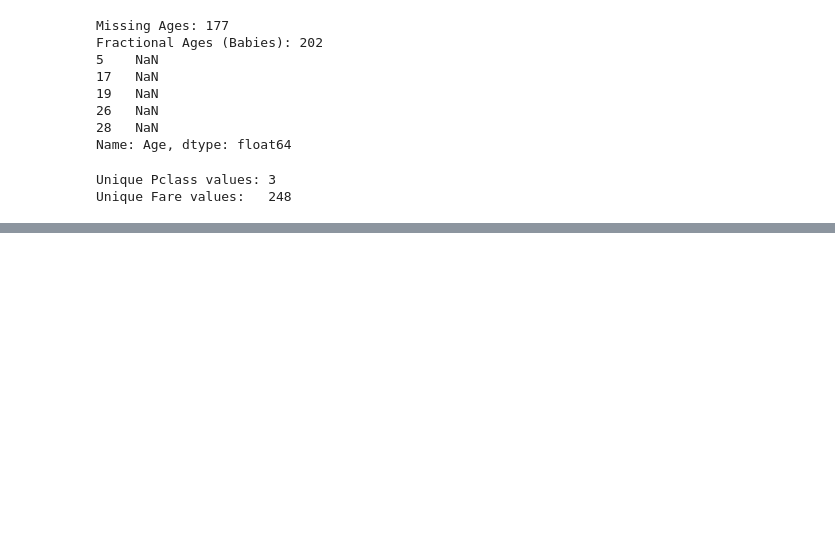
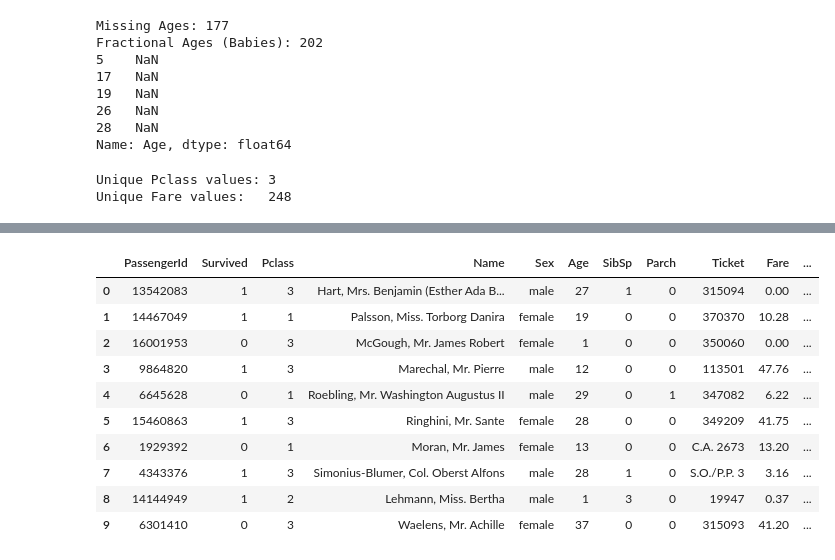
Before and after one commit to akash-pandey7/TensorVeil, a Jupyter notebook: notebooks/experiment.ipynb, the cells around one changed output, grey strips where cells are left out. Drawn from its saved outputs; the diff is of its cells as text; code cells hidden in the pictures; blank space fills up the shorter version.

```diff
--- a/notebooks/experiment.ipynb
+++ b/notebooks/experiment.ipynb
@@ -61,0 +141,25 @@ Unique Fare values:   248
+# %%
+# Filling missing ages
+mean_age = synthetic_data['Age'].mean()
+synthetic_data['Age'] = synthetic_data['Age'].fillna(mean_age)
+# %%
+# Round the "Age" to the nearest whole number
+synthetic_data['Age'] = synthetic_data['Age'].round().astype(int).clip(lower=1)
+
+# Round the "Fare" to 2 decimal places
+synthetic_data['Fare'] = synthetic_data['Fare'].round(2)
+
+# Polished data
+synthetic_data.head(10)
+# %% [output]
+|  | PassengerId | Survived | Pclass | Name | Sex | Age | SibSp | Parch | Ticket | Fare | ... |
+| 0 | 13542083 | 1 | 3 | Hart, Mrs. Benjamin (Esther Ada B... | male | 27 | 1 | 0 | 315094 | 0.00 | ... |
+| 1 | 14467049 | 1 | 1 | Palsson, Miss. Torborg Danira | female | 19 | 0 | 0 | 370370 | 10.28 | ... |
+| 2 | 16001953 | 0 | 3 | McGough, Mr. James Robert | female | 1 | 0 | 0 | 350060 | 0.00 | ... |
+| 3 | 9864820 | 1 | 3 | Marechal, Mr. Pierre | male | 12 | 0 | 0 | 113501 | 47.76 | ... |
+| 4 | 6645628 | 0 | 1 | Roebling, Mr. Washington Augustus II | male | 29 | 0 | 1 | 347082 | 6.22 | ... |
+| 5 | 15460863 | 1 | 3 | Ringhini, Mr. Sante | female | 28 | 0 | 0 | 349209 | 41.75 | ... |
+| 6 | 1929392 | 0 | 1 | Moran, Mr. James | female | 13 | 0 | 0 | C.A. 2673 | 13.20 | ... |
+| 7 | 4343376 | 1 | 3 | Simonius-Blumer, Col. Oberst Alfons | male | 28 | 1 | 0 | S.O./P.P. 3 | 3.16 | ... |
+| 8 | 14144949 | 1 | 2 | Lehmann, Miss. Bertha | male | 1 | 3 | 0 | 19947 | 0.37 | ... |
+| 9 | 6301410 | 0 | 3 | Waelens, Mr. Achille | female | 37 | 0 | 0 | 315093 | 41.20 | ... |
```
Also changed, not shown: parts of 5 cells of this notebook, 3 other files.
